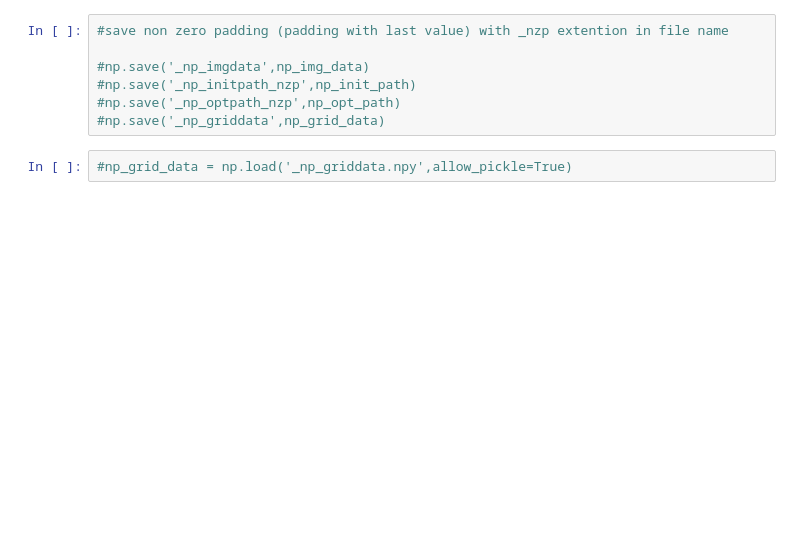
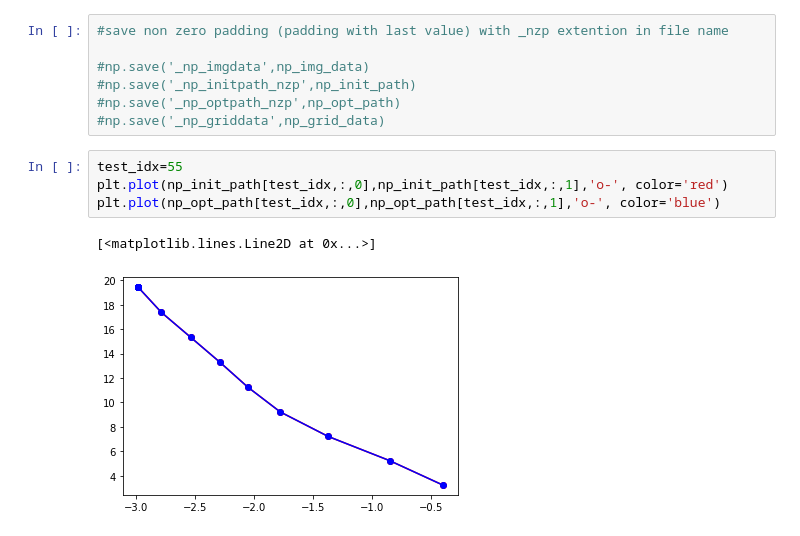
Before and after one commit to saitejamalyala/rosbag2numpy, a Jupyter notebook: example_np.ipynb, the cells around one changed output. Drawn from its saved outputs; the diff is of its cells as text; blank space fills up the shorter version.

```diff
--- a/example_np.ipynb
+++ b/example_np.ipynb
@@ -316,7 +419,12 @@ Paths that are dissimalar: 30,which is 0.16759776536312848 of total data
 #np.save('_np_initpath_nzp',np_init_path)
 #np.save('_np_optpath_nzp',np_opt_path)
 #np.save('_np_griddata',np_grid_data)
-# %%
-#np_grid_data = np.load('_np_griddata.npy',allow_pickle=True)
+# %%
+test_idx=55
+plt.plot(np_init_path[test_idx,:,0],np_init_path[test_idx,:,1],'o-', color='red')
+plt.plot(np_opt_path[test_idx,:,0],np_opt_path[test_idx,:,1],'o-', color='blue')
+# %% [output]
+[<matplotlib.lines.Line2D at 0x...>]
+[figure, added]
 # %%
 from matplotlib import pyplot as plt
```
Also changed, not shown: parts of 22 cells of this notebook, 7 other files.
